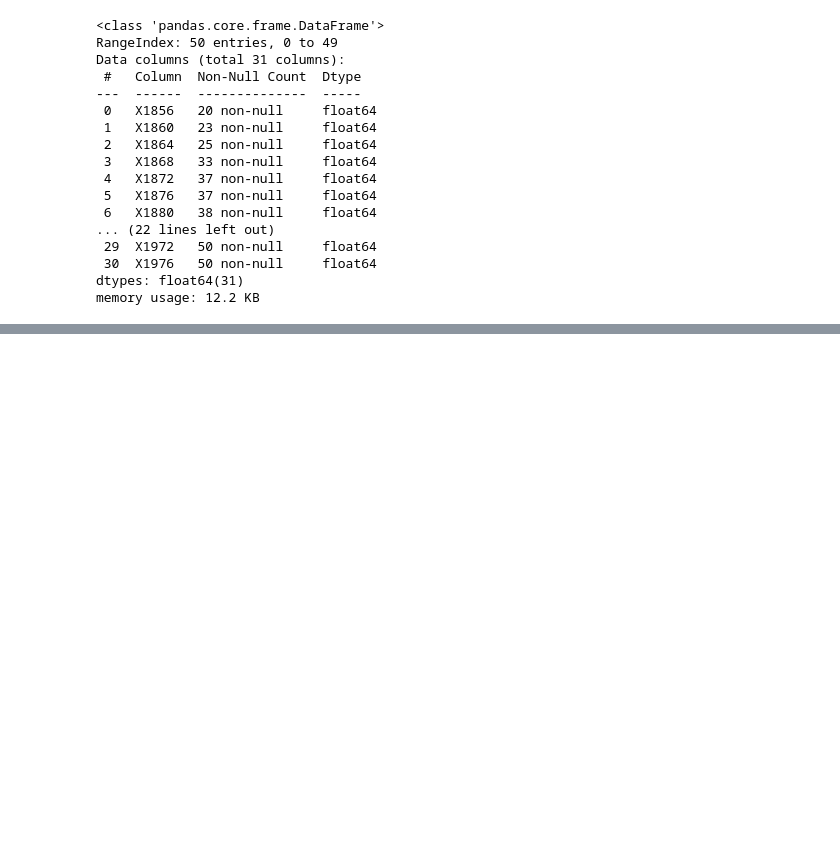
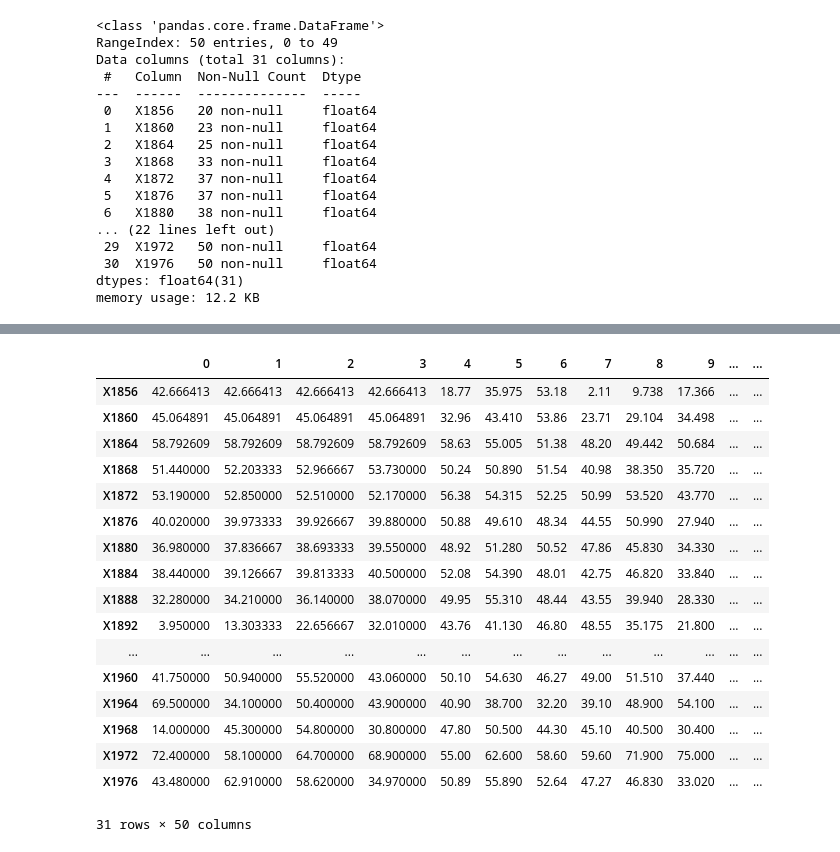
Before and after one commit to BenSerg/ML-labs-polytech, a Jupyter notebook: Clustering/task4.ipynb, the cells around one changed output, grey strips where cells are left out. Saved outputs shown, nothing was run; the diff lists cells and outputs as text; code cells hidden in the pictures; blank space fills up the shorter version.

```diff
--- a/Clustering/task4.ipynb
+++ b/Clustering/task4.ipynb
@@ -38,2 +77,23 @@ memory usage: 12.2 KB
+# %%
+df.T
+# %% [output]
+|  | 0 | 1 | 2 | 3 | 4 | 5 | 6 | 7 | 8 | 9 | ... | ... |
+| X1856 | 42.666413 | 42.666413 | 42.666413 | 42.666413 | 18.77 | 35.975 | 53.18 | 2.11 | 9.738 | 17.366 | ... | ... |
+| X1860 | 45.064891 | 45.064891 | 45.064891 | 45.064891 | 32.96 | 43.410 | 53.86 | 23.71 | 29.104 | 34.498 | ... | ... |
+| X1864 | 58.792609 | 58.792609 | 58.792609 | 58.792609 | 58.63 | 55.005 | 51.38 | 48.20 | 49.442 | 50.684 | ... | ... |
+| X1868 | 51.440000 | 52.203333 | 52.966667 | 53.730000 | 50.24 | 50.890 | 51.54 | 40.98 | 38.350 | 35.720 | ... | ... |
+| X1872 | 53.190000 | 52.850000 | 52.510000 | 52.170000 | 56.38 | 54.315 | 52.25 | 50.99 | 53.520 | 43.770 | ... | ... |
+| X1876 | 40.020000 | 39.973333 | 39.926667 | 39.880000 | 50.88 | 49.610 | 48.34 | 44.55 | 50.990 | 27.940 | ... | ... |
+| X1880 | 36.980000 | 37.836667 | 38.693333 | 39.550000 | 48.92 | 51.280 | 50.52 | 47.86 | 45.830 | 34.330 | ... | ... |
+| X1884 | 38.440000 | 39.126667 | 39.813333 | 40.500000 | 52.08 | 54.390 | 48.01 | 42.75 | 46.820 | 33.840 | ... | ... |
+| X1888 | 32.280000 | 34.210000 | 36.140000 | 38.070000 | 49.95 | 55.310 | 48.44 | 43.55 | 39.940 | 28.330 | ... | ... |
+| X1892 | 3.950000 | 13.303333 | 22.656667 | 32.010000 | 43.76 | 41.130 | 46.80 | 48.55 | 35.175 | 21.800 | ... | ... |
+| ... | ... | ... | ... | ... | ... | ... | ... | ... | ... | ... | ... | ... |
+| X1960 | 41.750000 | 50.940000 | 55.520000 | 43.060000 | 50.10 | 54.630 | 46.27 | 49.00 | 51.510 | 37.440 | ... | ... |
+| X1964 | 69.500000 | 34.100000 | 50.400000 | 43.900000 | 40.90 | 38.700 | 32.20 | 39.10 | 48.900 | 54.100 | ... | ... |
+| X1968 | 14.000000 | 45.300000 | 54.800000 | 30.800000 | 47.80 | 50.500 | 44.30 | 45.10 | 40.500 | 30.400 | ... | ... |
+| X1972 | 72.400000 | 58.100000 | 64.700000 | 68.900000 | 55.00 | 62.600 | 58.60 | 59.60 | 71.900 | 75.000 | ... | ... |
+| X1976 | 43.480000 | 62.910000 | 58.620000 | 34.970000 | 50.89 | 55.890 | 52.64 | 47.27 | 46.830 | 33.020 | ... | ... |
+31 rows × 50 columns
 # %%
 from sklearn.cluster import AgglomerativeClustering
```
Also changed, not shown: parts of 10 cells of this notebook, 2 other files.
